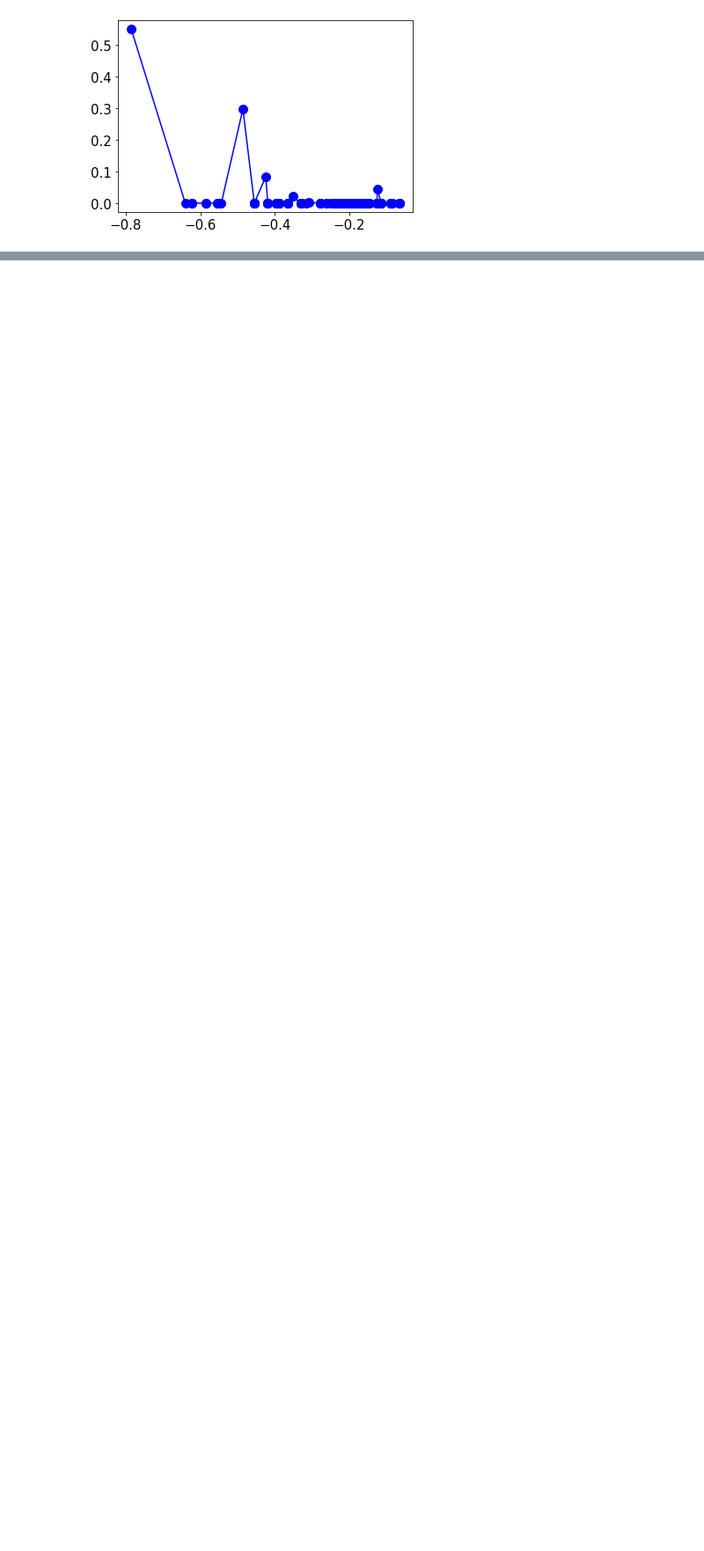
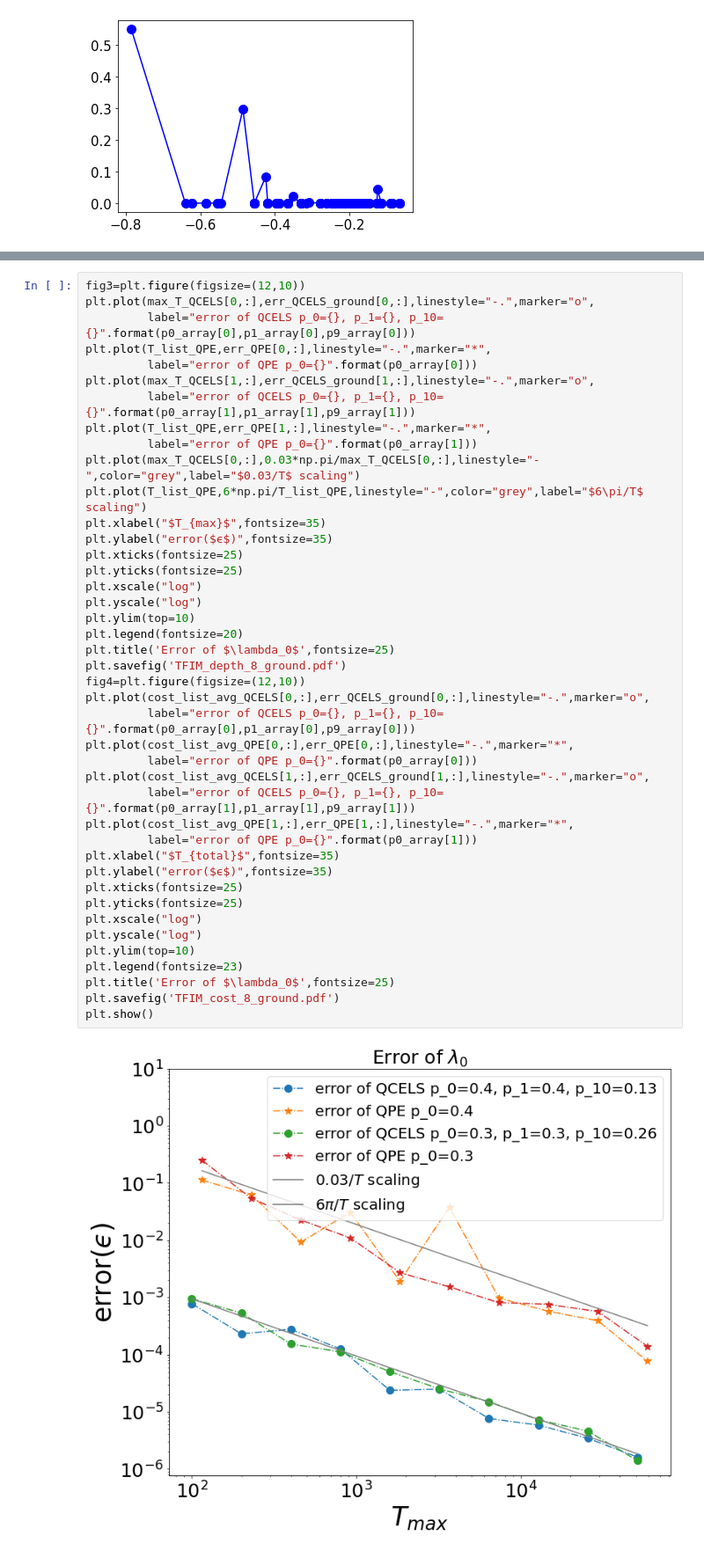
Before and after one commit to zhiyanding/MM-QCELS, a Jupyter notebook: compare_QCELS_QPE_tfim_8sites.ipynb, the cells around one changed output, grey strips where cells are left out. Shown at 88% size. Saved outputs shown, nothing was run; the diff lists cells and outputs as text; blank space fills up the shorter version.

```diff
--- a/compare_QCELS_QPE_tfim_8sites.ipynb
+++ b/compare_QCELS_QPE_tfim_8sites.ipynb
@@ -187,0 +194,44 @@ plt.show()
+# %%
+fig3=plt.figure(figsize=(12,10))
+plt.plot(max_T_QCELS[0,:],err_QCELS_ground[0,:],linestyle="-.",marker="o",
+         label="error of QCELS p_0={}, p_1={}, p_10={}".format(p0_array[0],p1_array[0],p9_array[0]))
+plt.plot(T_list_QPE,err_QPE[0,:],linestyle="-.",marker="*",
+         label="error of QPE p_0={}".format(p0_array[0]))
+plt.plot(max_T_QCELS[1,:],err_QCELS_ground[1,:],linestyle="-.",marker="o",
+         label="error of QCELS p_0={}, p_1={}, p_10={}".format(p0_array[1],p1_array[1],p9_array[1]))
+plt.plot(T_list_QPE,err_QPE[1,:],linestyle="-.",marker="*",
+         label="error of QPE p_0={}".format(p0_array[1]))
+plt.plot(max_T_QCELS[0,:],0.03*np.pi/max_T_QCELS[0,:],linestyle="-",color="grey",label="$0.03/T$ scaling")
+plt.plot(T_list_QPE,6*np.pi/T_list_QPE,linestyle="-",color="grey",label="$6\pi/T$ scaling")
+plt.xlabel("$T_{max}$",fontsize=35)
+plt.ylabel("error($ϵ$)",fontsize=35)
+plt.xticks(fontsize=25)
+plt.yticks(fontsize=25)
+plt.xscale("log")
+plt.yscale("log")
+plt.ylim(top=10)
+plt.legend(fontsize=20)
+plt.title('Error of $\lambda_0$',fontsize=25)
+plt.savefig('TFIM_depth_8_ground.pdf')
+fig4=plt.figure(figsize=(12,10))
+plt.plot(cost_list_avg_QCELS[0,:],err_QCELS_ground[0,:],linestyle="-.",marker="o",
+         label="error of QCELS p_0={}, p_1={}, p_10={}".format(p0_array[0],p1_array[0],p9_array[0]))
+plt.plot(cost_list_avg_QPE[0,:],err_QPE[0,:],linestyle="-.",marker="*",
+         label="error of QPE p_0={}".format(p0_array[0]))
+plt.plot(cost_list_avg_QCELS[1,:],err_QCELS_ground[1,:],linestyle="-.",marker="o",
+         label="error of QCELS p_0={}, p_1={}, p_10={}".format(p0_array[1],p1_array[1],p9_array[1]))
+plt.plot(cost_list_avg_QPE[1,:],err_QPE[1,:],linestyle="-.",marker="*",
+         label="error of QPE p_0={}".format(p0_array[1]))
+plt.xlabel("$T_{total}$",fontsize=35)
+plt.ylabel("error($ϵ$)",fontsize=35)
+plt.xticks(fontsize=25)
+plt.yticks(fontsize=25)
+plt.xscale("log")
+plt.yscale("log")
+plt.ylim(top=10)
+plt.legend(fontsize=23)
+plt.title('Error of $\lambda_0$',fontsize=25)
+plt.savefig('TFIM_cost_8_ground.pdf')
+plt.show()
+# %% [output]
+[figure, added]
```
Also changed, not shown: parts of 4 cells of this notebook, 27 other files.
